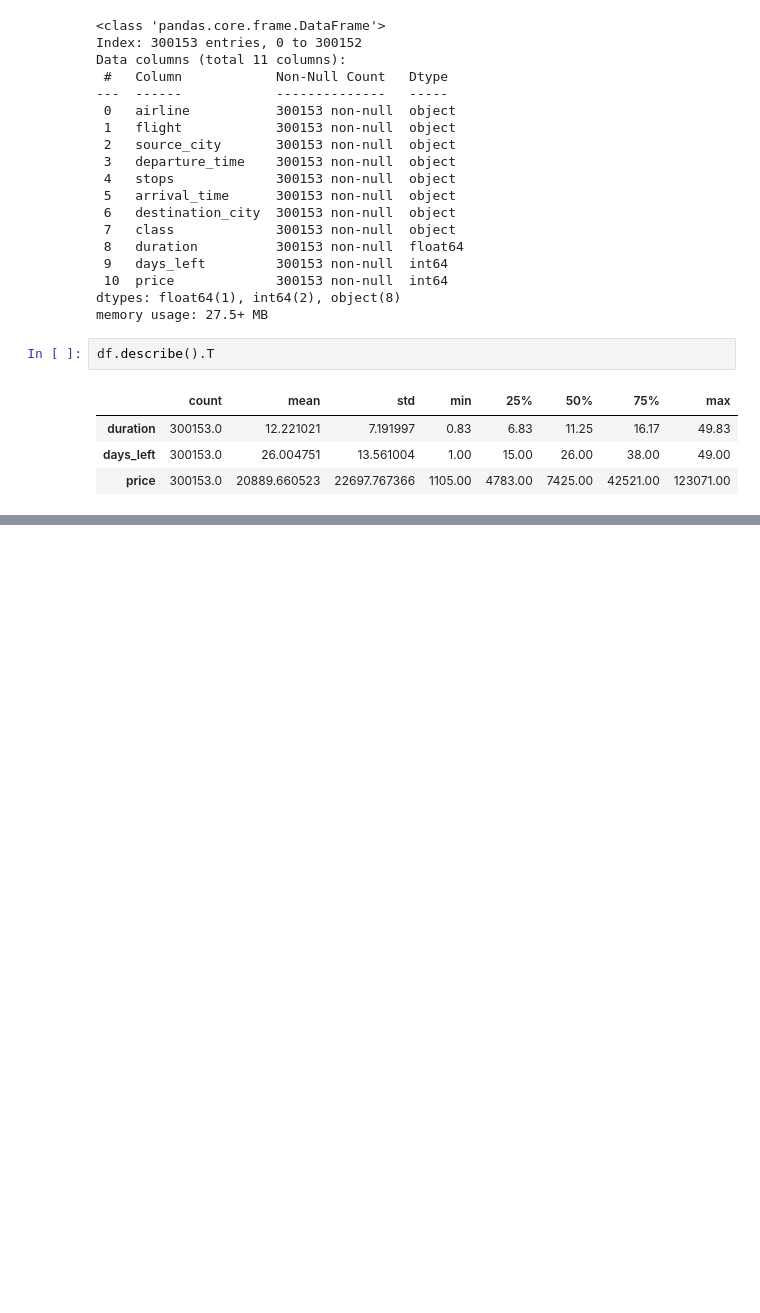
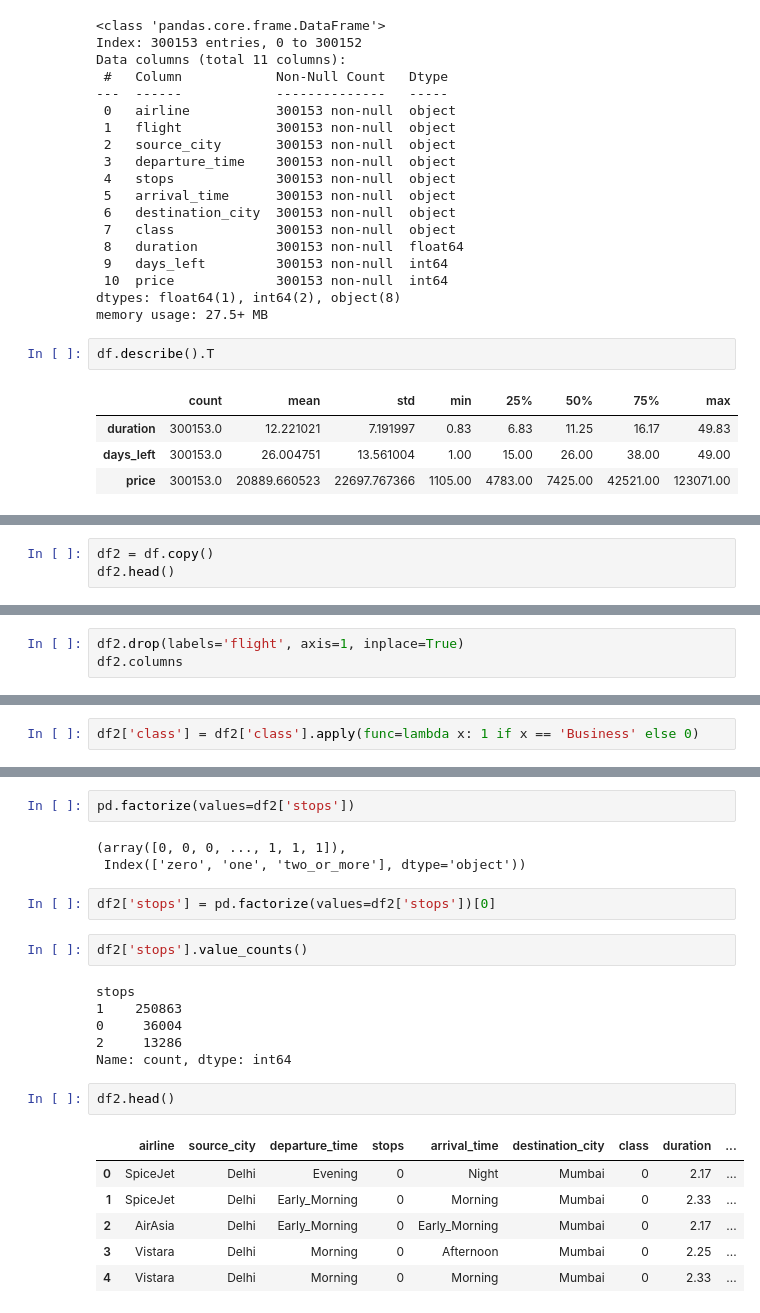
Before and after one commit to FGalvao77/-ANALYSIS-DATA-SCIENCE-Flight-Price-Prediction, a Jupyter notebook: [ANALYSIS_&_DATA_SCIENCE]_Flight_Price_Prediction.ipynb, the cells around one changed output, grey strips where cells are left out. Cells and saved outputs as stored; diff of their text form; blank space fills up the shorter version.

```diff
--- a/[ANALYSIS_&_DATA_SCIENCE]_Flight_Price_Prediction.ipynb
+++ b/[ANALYSIS_&_DATA_SCIENCE]_Flight_Price_Prediction.ipynb
@@ -124,0 +240,3 @@ df.describe().T
+# %%
+df2 = df.copy()
+df2.head()
@@ -124,0 +250,3 @@ df.describe().T
+# %%
+df2.drop(labels='flight', axis=1, inplace=True)
+df2.columns
@@ -124,0 +271,2 @@ df.describe().T
+# %%
+df2['class'] = df2['class'].apply(func=lambda x: 1 if x == 'Business' else 0)
@@ -124,0 +288,24 @@ df.describe().T
+# %%
+pd.factorize(values=df2['stops'])
+# %% [output]
+(array([0, 0, 0, ..., 1, 1, 1]),
+ Index(['zero', 'one', 'two_or_more'], dtype='object'))
+# %%
+df2['stops'] = pd.factorize(values=df2['stops'])[0]
+# %%
+df2['stops'].value_counts()
+# %% [output]
+stops
+1    250863
+0     36004
+2     13286
+Name: count, dtype: int64
+# %%
+df2.head()
+# %% [output]
+|  | airline | source_city | departure_time | stops | arrival_time | destination_city | class | duration | ... |
+| 0 | SpiceJet | Delhi | Evening | 0 | Night | Mumbai | 0 | 2.17 | ... |
+| 1 | SpiceJet | Delhi | Early_Morning | 0 | Morning | Mumbai | 0 | 2.33 | ... |
+| 2 | AirAsia | Delhi | Early_Morning | 0 | Early_Morning | Mumbai | 0 | 2.17 | ... |
+| 3 | Vistara | Delhi | Morning | 0 | Afternoon | Mumbai | 0 | 2.25 | ... |
+| 4 | Vistara | Delhi | Morning | 0 | Morning | Mumbai | 0 | 2.33 | ... |
```
Also changed, not shown: parts of 29 cells of this notebook.
